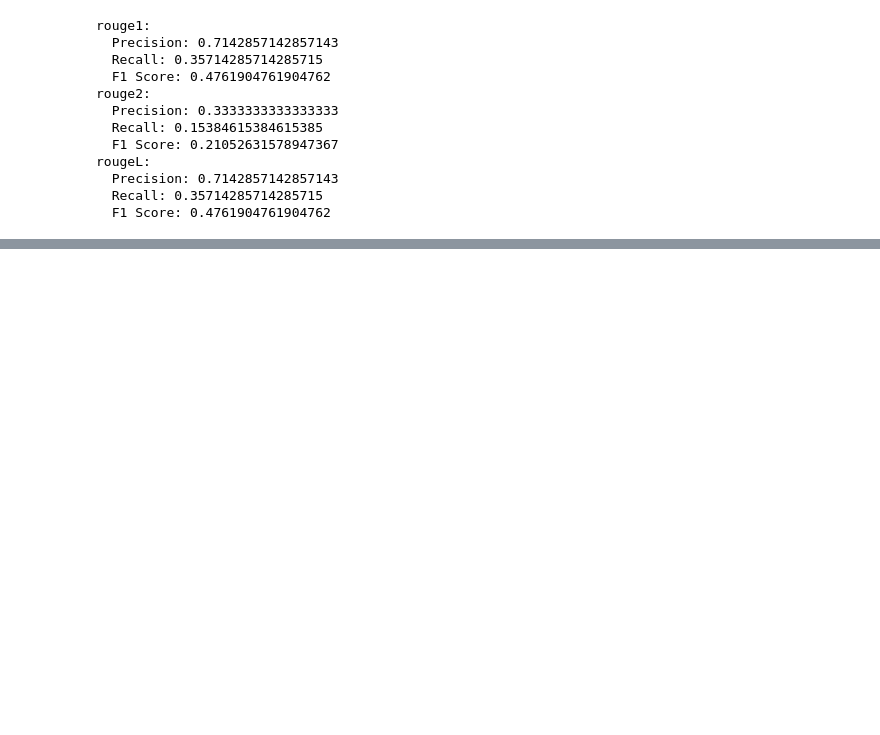
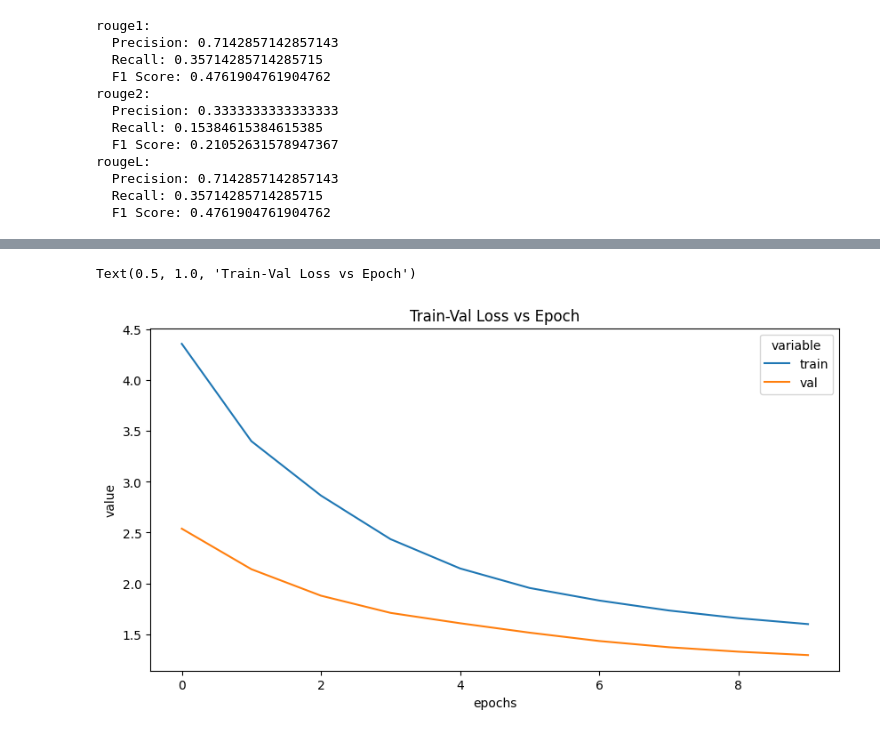
Before and after one commit to dadejecova/Natural-Language-Python, a Jupyter notebook: NPL_Transforrmers.ipynb, the cells around one changed output, grey strips where cells are left out. Saved outputs shown, nothing was run; the diff lists cells and outputs as text; code cells hidden in the pictures; blank space fills up the shorter version.

```diff
--- a/NPL_Transforrmers.ipynb
+++ b/NPL_Transforrmers.ipynb
@@ -265,0 +304,6 @@ rougeL:
+# %%
+from sklearn.model_selection import train_test_split
+
+X_train, X_val = train_test_split(restaurant_df_sampled, test_size = 0.2, random_state = 123)
+
+X_train.shape, X_val.shape
@@ -265,0 +328,9 @@ rougeL:
+# %%
+batch_size = 8
+
+num_of_epoch = 10
+# %%
+loss_stats = {
+    "train": [],
+    "val": []
+}
@@ -265,0 +450,6 @@ rougeL:
+# %%
+train_val_loss_df = pd.DataFrame.from_dict(loss_stats). \
+    reset_index().melt(id_vars = ["index"]). \
+    rename(columns = {"index": "epochs"})
+
+train_val_loss_df.head()
@@ -265,0 +463,10 @@ rougeL:
+# %%
+import seaborn as sns
+import matplotlib.pyplot as plt
+plt.figure(figsize = (10, 5))
+
+sns.lineplot(data = train_val_loss_df, x = "epochs", y = "value", hue = "variable"
+).set_title("Train-Val Loss vs Epoch")
+# %% [output]
+Text(0.5, 1.0, 'Train-Val Loss vs Epoch')
+[figure, added]
```
Also changed, not shown: parts of 20 cells of this notebook.
